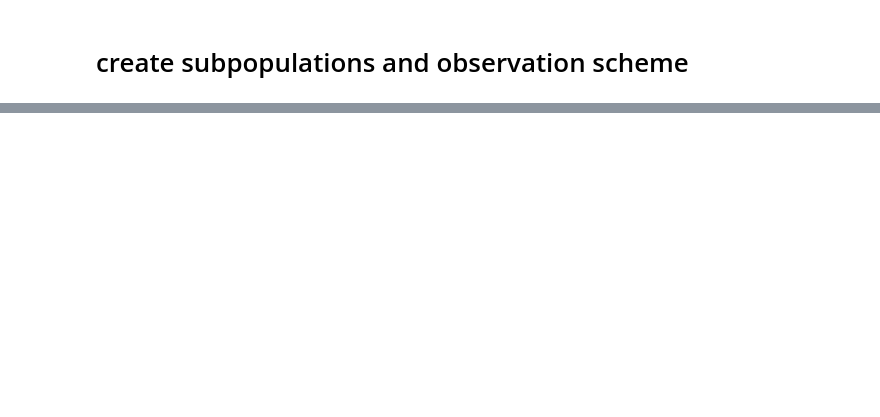
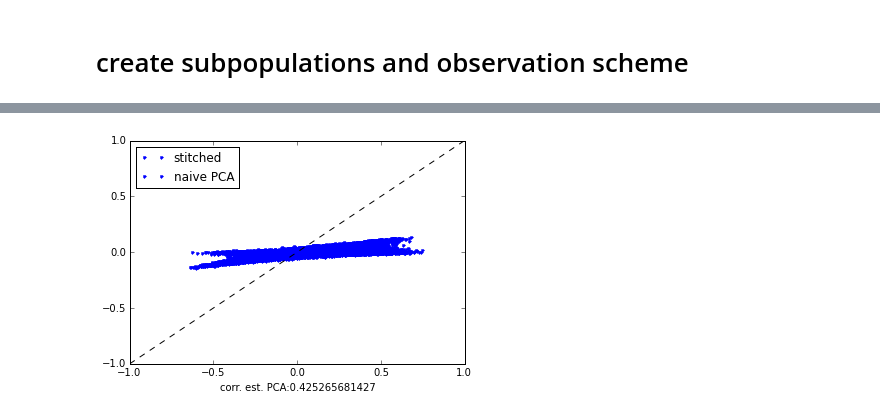
Before and after one commit to mackelab/le_stitch, a Jupyter notebook: python/dev/data_playground.ipynb, the cells around one changed output, grey strips where cells are left out. Cells and saved outputs as stored; diff of their text form; code cells hidden in the pictures; blank space fills up the shorter version.

```diff
--- a/python/dev/data_playground.ipynb
+++ b/python/dev/data_playground.ipynb
@@ -468,0 +516,98 @@ plt.show()
+# %%
+from sklearn.decomposition import PCA
+
+fig_path = '/home/mackelab/Desktop/Projects/Stitching/code/le_stitch/python/figs/'
+m_range = range(len(lag_range))
+kl_ = np.max(lag_range)+1
+
+y_masked = np.memmap(data_path+'y_zscore', dtype=np.float, mode='c', shape=(T,p))
+
+y_masked[:obs_time[0], np.setdiff1d(np.arange(p), sub_pops[obs_pops[0]])] = 0
+for i in range(1,len(obs_time)):
+    y_masked[np.ix_(np.arange(obs_time[i-1],obs_time[i]), np.setdiff1d(np.arange(p), sub_pops[obs_pops[i]]))] = 0
+
+pca = PCA()
+pca.fit(y_masked)
+del y_masked
+
+pars_pca = {}
+pars_pca['C'] = pca.components_[:n].T
+pars_pca['Pi'] = np.diag(pca.explained_variance_[:n])
+
+print('done PCA')
+
+
+idxc_a = np.setdiff1d(np.arange(p), sub_pops[1])
+if len(sub_pops) > 0:
+    idxc_b = np.setdiff1d(np.arange(p), sub_pops[0]) # those only in subpop #2
+else:
+    idxc_b = idx_a.copy()
+pa, pb = len(idxc_a), len(idxc_b)
+
+#pa, pb = 1000, 1000
+#idxc_a = idxc_a[np.sort(np.random.choice(idxc_a.size, pa, replace=False))] # subsample for \
+#idxc_b = idxc_b[np.sort(np.random.choice(idxc_b.size, pb, replace=False))] # memory reasons
+
+
+Qs = []
+if mmap:
+    y = np.memmap(data_path+'y_zscore', dtype=np.float, mode='r', shape=(T,p))
+
+
+corrs_est = np.zeros((len(m_range), 2))
+MSE_est = np.zeros((len(m_range), 2))
+for m in m_range:
+    m_ = lag_range[m]
+    print('computing time-lagged covariance for lag ', str(m_))
+    Qs.append(None)
+    if mmap:
+        Q = np.memmap(data_path+'Qs_'+str(m_), dtype=np.float,
+                      mode='w+', shape=(pa,pb))
+    else:
+        Q = np.empty((pa,pb))
+    Q[:] = np.cov(y[m_:m_-(kl_),idxc_a].T, y[:-(kl_),idxc_b].T)[:pa,pa:]
+    if mmap:
+        del Q
+        Qs[m] = np.memmap(data_path+'Qs_'+str(m_), dtype=np.float,
+                          mode='r', shape=(pa,pb))
+    else:
+        Qs[m] = Q
+
+    Q = (pars_est['C'][idxc_a,:].dot(pars_est['X'][m*n:(m+1)*n,:]).dot(pars_est['C'][idxc_b,:].T))
+    corrs_est[m,0] = np.corrcoef(Qs[m][:].reshape(-1), Q.reshape(-1))[0,1]
+    MSE_est[m,0] = np.mean( (Qs[m] - Q)**2 )
+
+    """
+    plt.figure(figsize=(20,20))
+    if m_ == 0:
+        plt.plot(-10,-10, 'r.')
+        plt.hold(True)
+        plt.plot(-10,-10, 'b.')
+        plt.plot(Qs[m][:], Q[:], 'r.')
+        plt.hold(True)
+        plt.title('corr. est. us:' + str(np.corrcoef(Qs[m][:].reshape(-1), Q.reshape(-1))[0,1]))
+    """
+
+    tmp  = np.abs(Q.reshape(-1) - Qs[m].reshape(-1))
+
+    Q = (pars_pca['C'][idxc_a,:].dot(pars_pca['Pi']).dot(pars_pca['C'][idxc_b,:].T))
+    corrs_est[m,1] = np.corrcoef(Qs[m][:].reshape(-1), Q.reshape(-1))[0,1]
+    MSE_est[m,1] = np.mean( (Qs[m] - Q)**2 )
+
+    """
+    if m_ == 0:
+        plt.plot(Qs[m][:], Q[:], 'b.')
+        plt.plot([-1,1], [-1,1], 'k--')
+
+        plt.legend(('stitched', 'naive PCA'), 'northwest')
+        plt.axis([-1,1,-1,1])
+        plt.xlabel('corr. est. PCA:' + str(np.corrcoef(Qs[m][:].reshape(-1), Q.reshape(-1))[0,1]))
+        plt.savefig(fig_path + 'stitched_covs.png', bbox_inches="tight");
+        plt.show()
+    """
+
+    del Q
+    if mmap:
+        del y # releases RAM, forces flush to disk
+        y = np.memmap(data_path+'y_zscore', dtype=np.float, mode='r', shape=(T,p))
+# %% [output]
@@ -468,0 +628 @@ plt.show()
+[figure, added]
```
Also changed, not shown: parts of 30 cells of this notebook, 1 other file.
